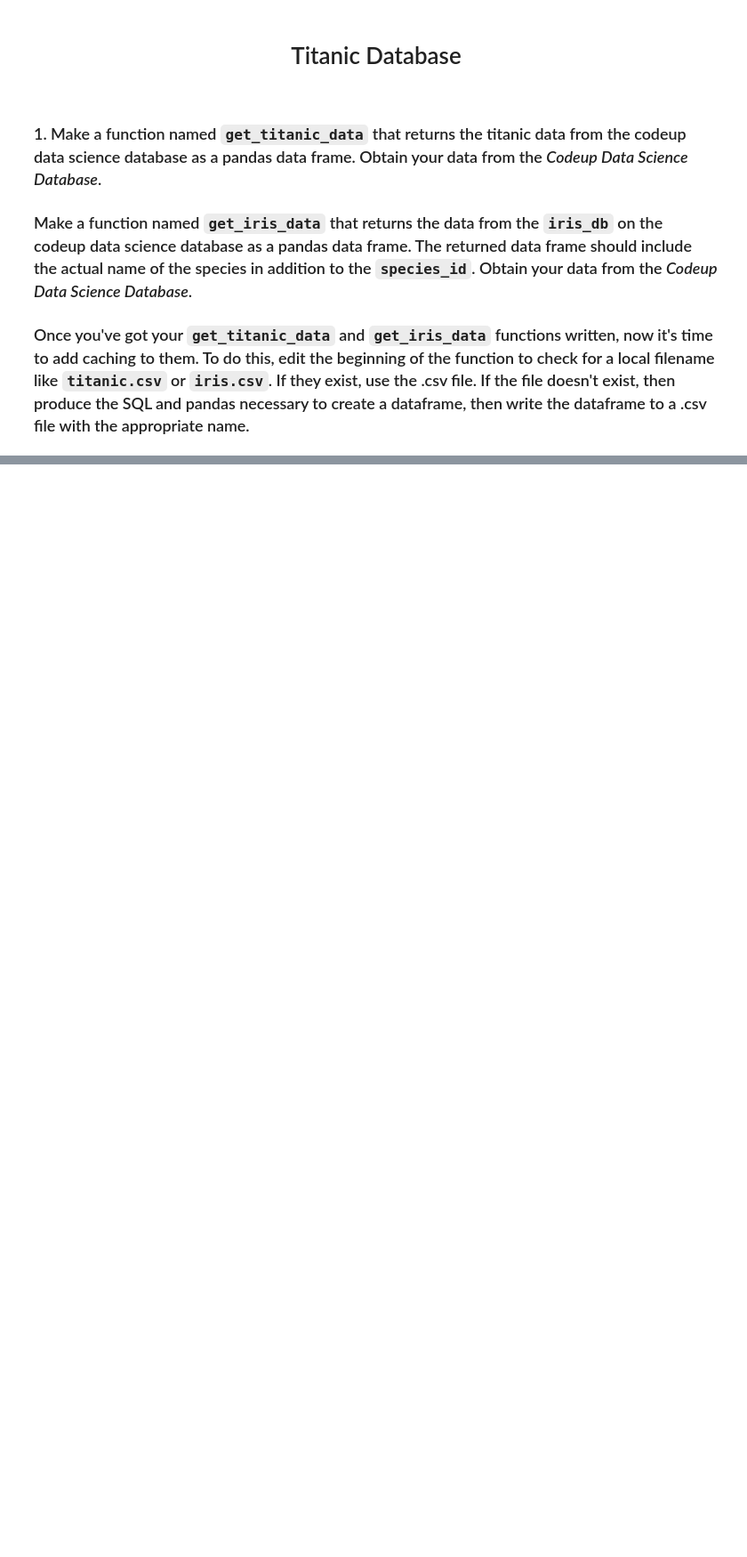
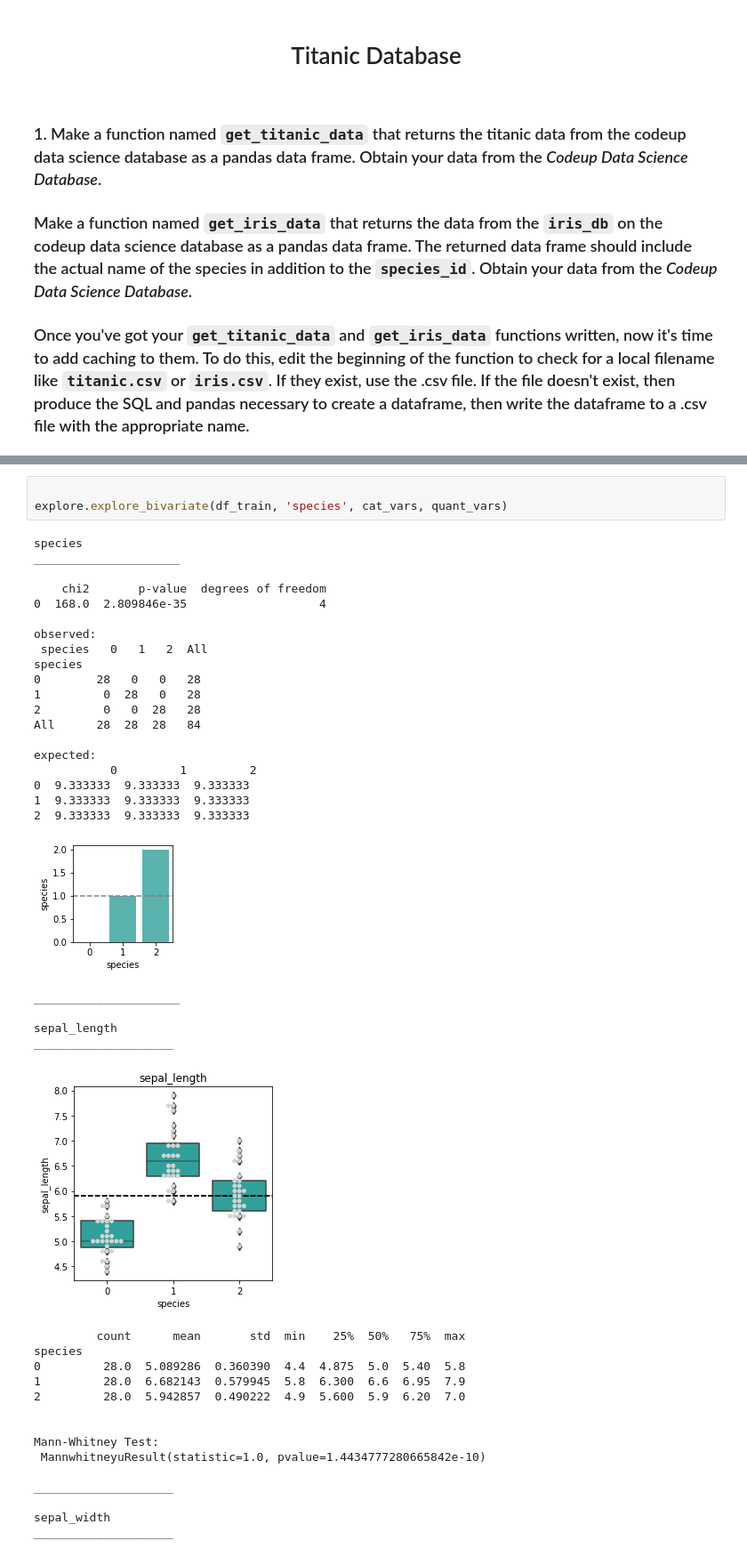
Before and after one commit to CharlesAtchison/classification-exercises, a Jupyter notebook: classification_exercises.ipynb, the cells around one changed output, grey strips where cells are left out. Shown at 89% size. Drawn from its saved outputs; the diff is of its cells as text; blank space fills up the shorter version.

```diff
--- a/classification_exercises.ipynb
+++ b/classification_exercises.ipynb
@@ -253,0 +351,43 @@ iris_df = get_iris_data()
+# %%
+
+explore.explore_bivariate(df_train, 'species', cat_vars, quant_vars)
+# %% [output]
+species
+_____________________
+
+    chi2       p-value  degrees of freedom
+0  168.0  2.809846e-35                   4
+
+observed:
+ species   0   1   2  All
+species
+0        28   0   0   28
+1         0  28   0   28
+2         0   0  28   28
+All      28  28  28   84
+
+expected:
+           0         1         2
+0  9.333333  9.333333  9.333333
+1  9.333333  9.333333  9.333333
+2  9.333333  9.333333  9.333333
+[figure, added]
+_____________________
+
+sepal_length
+____________________
+[figure, added]
+         count      mean       std  min    25%  50%   75%  max
+species
+0         28.0  5.089286  0.360390  4.4  4.875  5.0  5.40  5.8
+1         28.0  6.682143  0.579945  5.8  6.300  6.6  6.95  7.9
+2         28.0  5.942857  0.490222  4.9  5.600  5.9  6.20  7.0
+
+
+Mann-Whitney Test:
+ MannwhitneyuResult(statistic=1.0, pvalue=1.4434777280665842e-10)
+
+____________________
+
+sepal_width
+____________________
```
Also changed, not shown: parts of 14 cells of this notebook, 1 other file.
